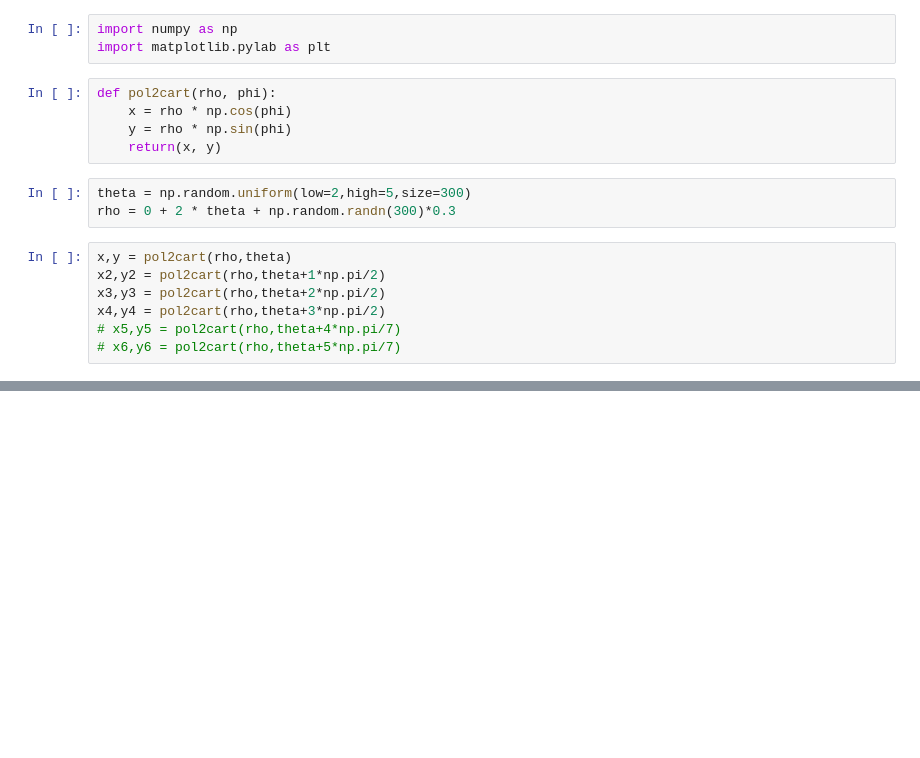
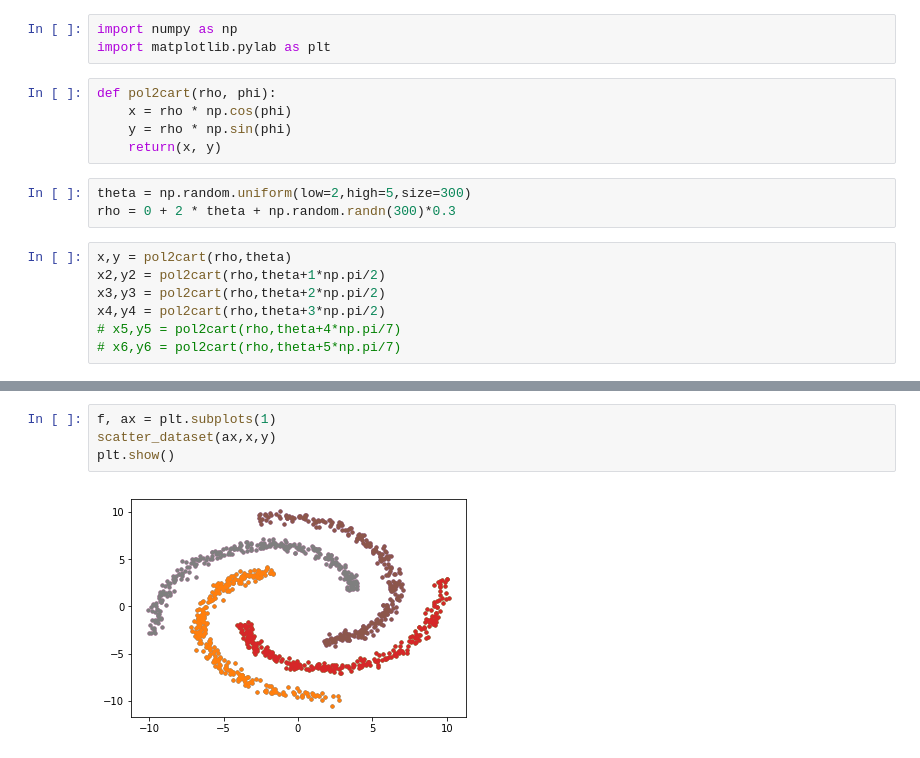
Before and after one commit to bruno-31/2d-generative-models, a Jupyter notebook: spirals.ipynb, the cells around one changed output, grey strips where cells are left out. Drawn from its saved outputs; the diff is of its cells as text; blank space fills up the shorter version.

```diff
--- a/spirals.ipynb
+++ b/spirals.ipynb
@@ -34,0 +68,6 @@ TypeError: 'list' object cannot be interpreted as an integer
+# %%
+f, ax = plt.subplots(1)
+scatter_dataset(ax,x,y)
+plt.show()
+# %% [output]
+[figure, added]
```
Also changed, not shown: parts of 8 cells of this notebook, 3 other files.
